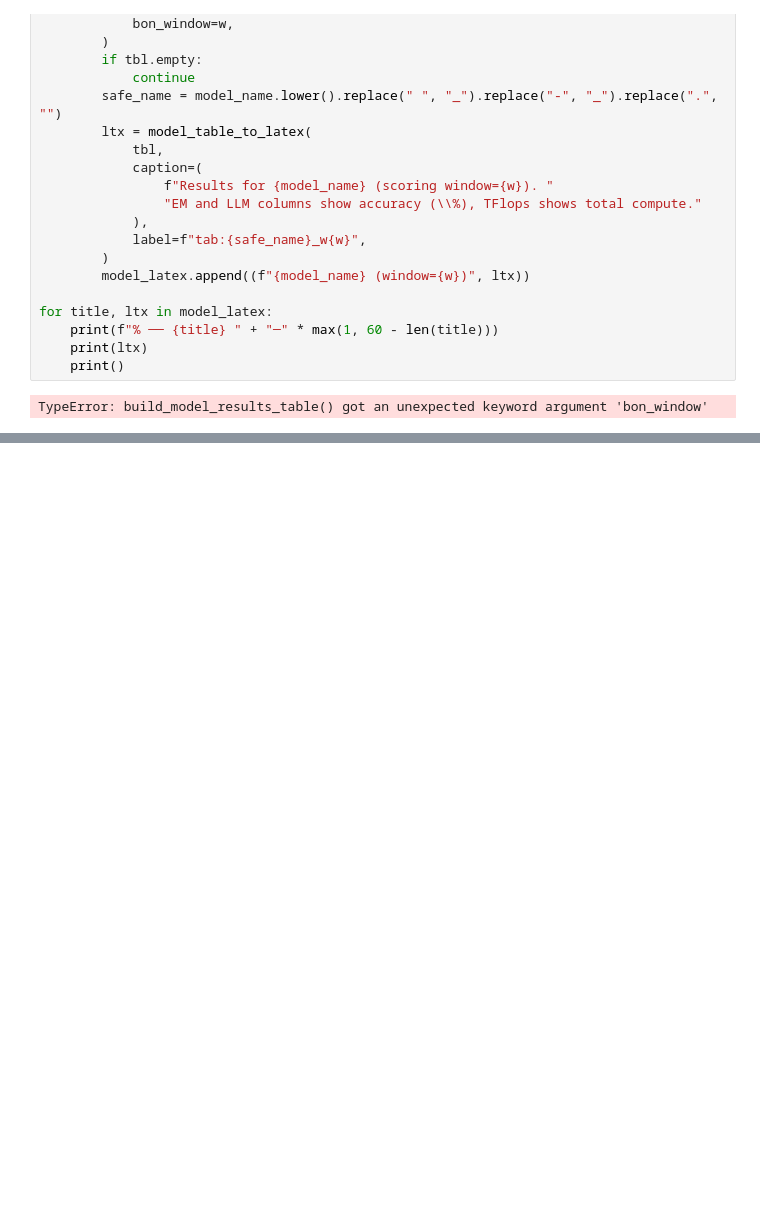
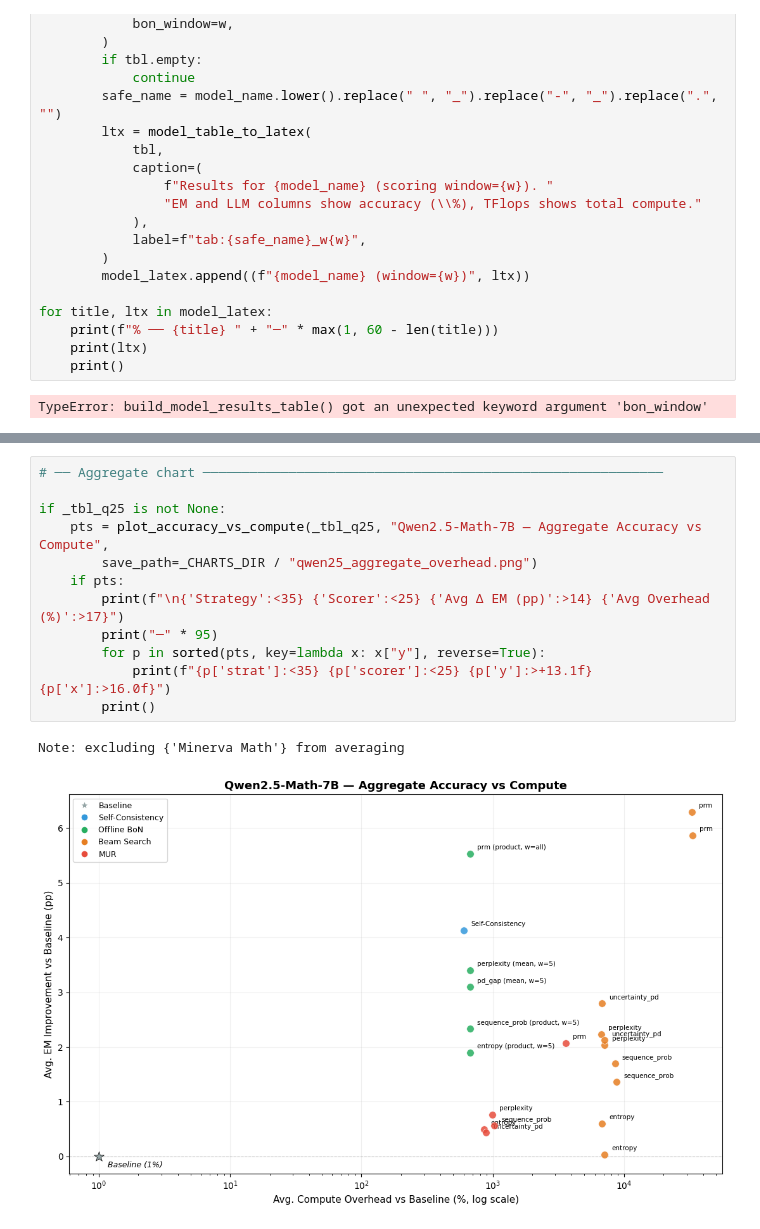
Before and after one commit to IINemo/llm-tts-service, a Jupyter notebook: notebooks/wandb_results_analysis.ipynb, the cells around one changed output, grey strips where cells are left out. Drawn from its saved outputs; the diff is of its cells as text; blank space fills up the shorter version.

```diff
--- a/notebooks/wandb_results_analysis.ipynb
+++ b/notebooks/wandb_results_analysis.ipynb
@@ -4986,0 +5451,15 @@ TypeError: build_model_results_table() got an unexpected keyword argument 'bon_w
+# %%
+# ── Aggregate chart ───────────────────────────────────────────────────────────
+
+if _tbl_q25 is not None:
+    pts = plot_accuracy_vs_compute(_tbl_q25, "Qwen2.5-Math-7B — Aggregate Accuracy vs Compute",
+        save_path=_CHARTS_DIR / "qwen25_aggregate_overhead.png")
+    if pts:
+        print(f"\n{'Strategy':<35} {'Scorer':<25} {'Avg Δ EM (pp)':>14} {'Avg Overhead (%)':>17}")
+        print("─" * 95)
+        for p in sorted(pts, key=lambda x: x["y"], reverse=True):
+            print(f"{p['strat']:<35} {p['scorer']:<25} {p['y']:>+13.1f} {p['x']:>16.0f}")
+        print()
+# %% [output]
+Note: excluding {'Minerva Math'} from averaging
+[figure, added]
```
Also changed, not shown: parts of 19 cells of this notebook.
